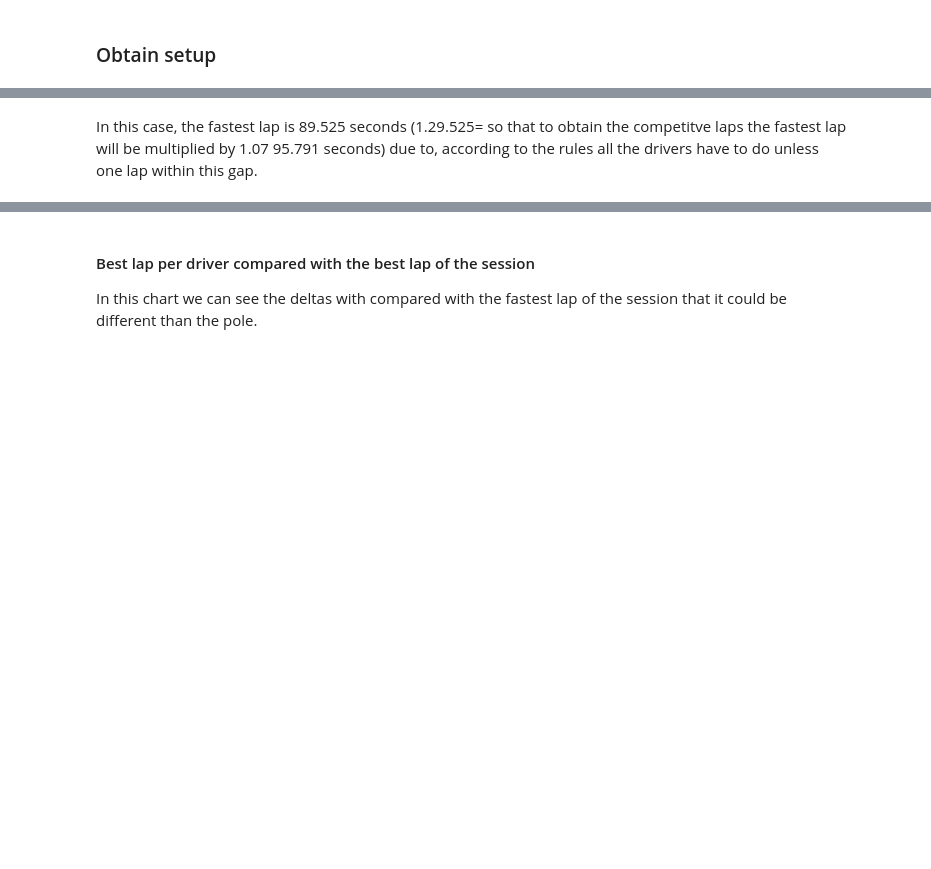
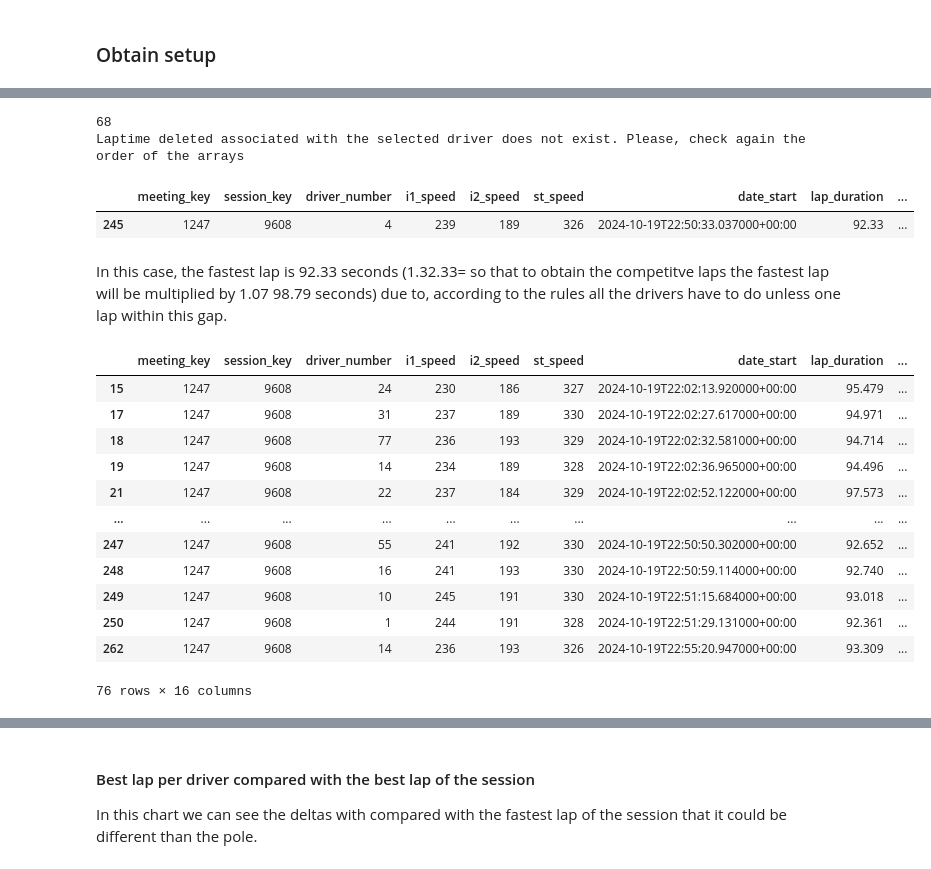
Before and after one commit to frankdelpiero/F1_notebooks, a Jupyter notebook: F1_24/UnitedStates_Recap.ipynb, the cells around one changed output, grey strips where cells are left out. Saved outputs shown, nothing was run; the diff lists cells and outputs as text; code cells hidden in the pictures; blank space fills up the shorter version.

```diff
--- a/F1_24/UnitedStates_Recap.ipynb
+++ b/F1_24/UnitedStates_Recap.ipynb
@@ -2217,7 +2236,7 @@ libraryDataF1.obtain_information('race_control',session_key=9602)
 # %% [markdown]
 ### Obtain setup
 # %%
-qualyfing = libraryDataF1.obtain_information('laps',session_key=9602)
-stintInformation = libraryDataF1.obtain_information('stints',session_key=9602)
-drivers = libraryDataF1.obtain_information('drivers',session_key=9602)
+qualyfing = libraryDataF1.obtain_information('laps',session_key=9608)
+stintInformation = libraryDataF1.obtain_information('stints',session_key=9608)
+drivers = libraryDataF1.obtain_information('drivers',session_key=9608)
 # %%
@@ -2232,6 +2264,6 @@ session.laps["LapTimeSeconds"] = session.laps["LapTime"].dt.total_seconds()
 # %%
-laptimes_deleted = [89.791,90.119,90.371]
-driver_number_lap_deleted = [1,16,1]
+laptimes_deleted = [95.950,94.913,95.112,93.974,94.002,94.005,93.260]
+driver_number_lap_deleted = [10,16,24,22,31,10,11]
 
 for ltime_deleted, dn_time_deleted in zip(laptimes_deleted,driver_number_lap_deleted):
     try:
@@ -2239,14 +2271,34 @@ for ltime_deleted, dn_time_deleted in zip(laptimes_deleted,driver_number_lap_del
         qualyfing = qualyfing.drop(id_deleted)
     except:
         print("Laptime deleted associated with the selected driver does not exist. Please, check again the order of the arrays")
+# %% [output]
+68
+Laptime deleted associated with the selected driver does not exist. Please, check again the order of the arrays
 # %%
 bestlap = qualyfing.loc[qualyfing.groupby(['driver_number'])['lap_duration'].idxmin()].sort_values(by=['lap_duration'],ascending=True)
 bestlap[0:1]
+# %% [output]
+|  | meeting_key | session_key | driver_number | i1_speed | i2_speed | st_speed | date_start | lap_duration | ... |
+| 245 | 1247 | 9608 | 4 | 239 | 189 | 326 | 2024-10-19T22:50:33.037000+00:00 | 92.33 | ... |
 # %% [markdown]
-In this case, the fastest lap is 89.525 seconds (1.29.525= so that to obtain the competitve laps the fastest lap will be multiplied by 1.07 95.791 seconds) due to, according to the rules all the drivers have to do unless one lap within this gap.
+In this case, the fastest lap is 92.33 seconds (1.32.33= so that to obtain the competitve laps the fastest lap will be multiplied by 1.07 98.79 seconds) due to, according to the rules all the drivers have to do unless one lap within this gap.
 # %%
-competitiveLaps = qualyfing.query("is_pit_out_lap == False and lap_duration <= 95.791")
+competitiveLaps = qualyfing.query("is_pit_out_lap == False and lap_duration <= 98.79")
 competitiveLaps
+# %% [output]
+|  | meeting_key | session_key | driver_number | i1_speed | i2_speed | st_speed | date_start | lap_duration | ... |
+| 15 | 1247 | 9608 | 24 | 230 | 186 | 327 | 2024-10-19T22:02:13.920000+00:00 | 95.479 | ... |
+| 17 | 1247 | 9608 | 31 | 237 | 189 | 330 | 2024-10-19T22:02:27.617000+00:00 | 94.971 | ... |
+| 18 | 1247 | 9608 | 77 | 236 | 193 | 329 | 2024-10-19T22:02:32.581000+00:00 | 94.714 | ... |
+| 19 | 1247 | 9608 | 14 | 234 | 189 | 328 | 2024-10-19T22:02:36.965000+00:00 | 94.496 | ... |
+| 21 | 1247 | 9608 | 22 | 237 | 184 | 329 | 2024-10-19T22:02:52.122000+00:00 | 97.573 | ... |
+| ... | ... | ... | ... | ... | ... | ... | ... | ... | ... |
+| 247 | 1247 | 9608 | 55 | 241 | 192 | 330 | 2024-10-19T22:50:50.302000+00:00 | 92.652 | ... |
+| 248 | 1247 | 9608 | 16 | 241 | 193 | 330 | 2024-10-19T22:50:59.114000+00:00 | 92.740 | ... |
+| 249 | 1247 | 9608 | 10 | 245 | 191 | 330 | 2024-10-19T22:51:15.684000+00:00 | 93.018 | ... |
+| 250 | 1247 | 9608 | 1 | 244 | 191 | 328 | 2024-10-19T22:51:29.131000+00:00 | 92.361 | ... |
+| 262 | 1247 | 9608 | 14 | 236 | 193 | 326 | 2024-10-19T22:55:20.947000+00:00 | 93.309 | ... |
+76 rows × 16 columns
 # %%
 drivers_list = list(competitiveLaps['driver_number'].unique())
 newdataset = pd.DataFrame()
```
Also changed, not shown: parts of 42 cells of this notebook.
